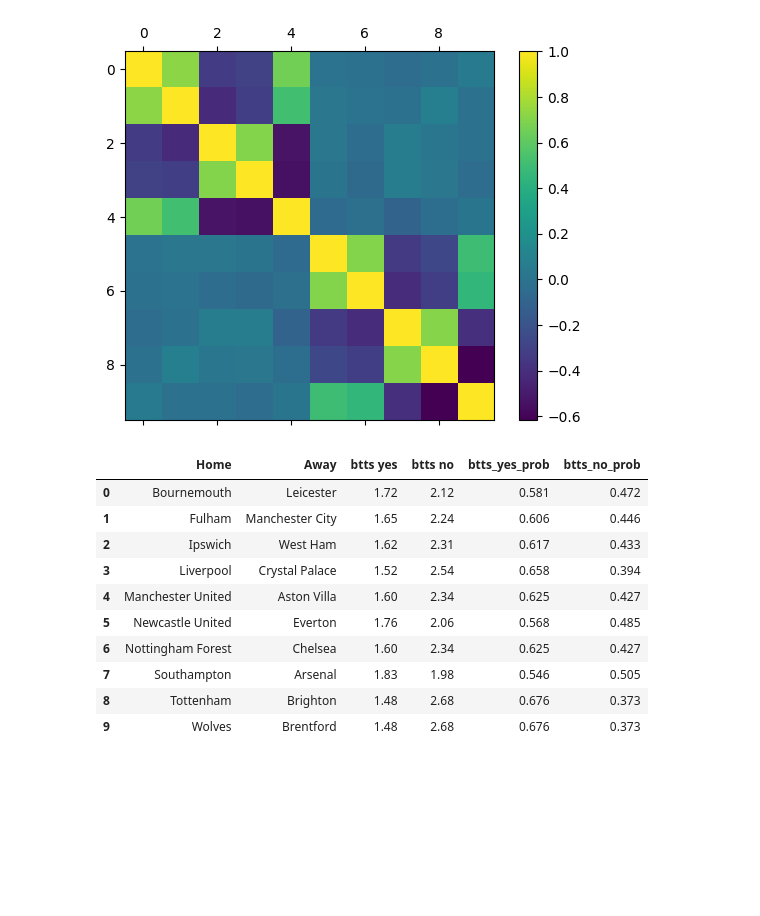
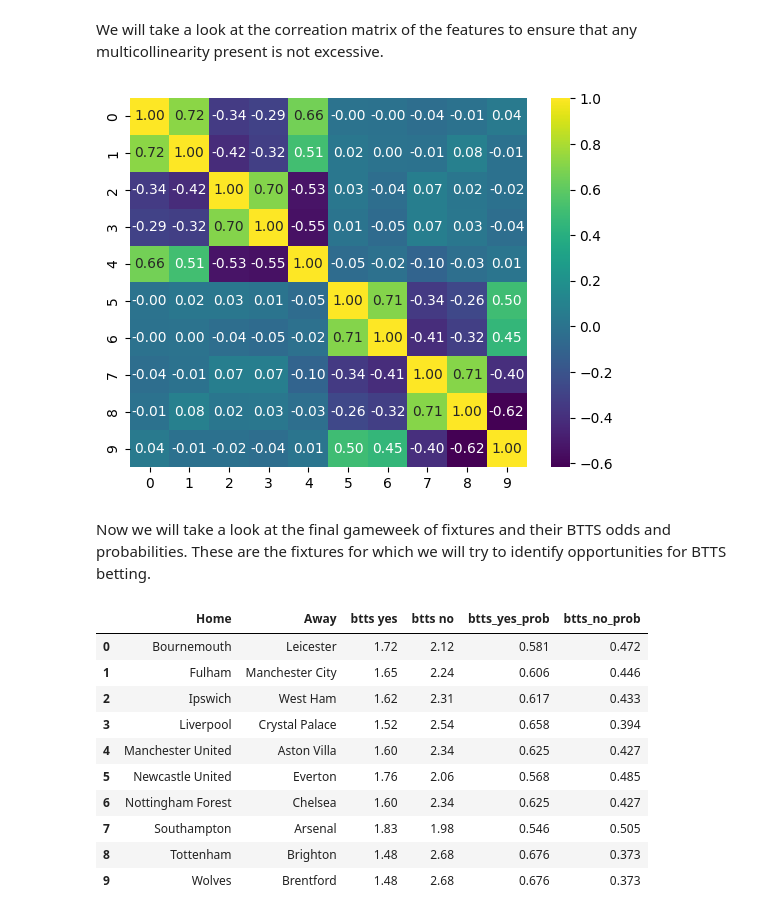
Before and after one commit to Nitram-codes/Football-Betting, a Jupyter notebook: Football BTTS betting fixture 38.ipynb, the cells around one changed output. Saved outputs shown, nothing was run; the diff lists cells and outputs as text; code cells hidden in the pictures; blank space fills up the shorter version.

```diff
--- a/Football BTTS betting fixture 38.ipynb
+++ b/Football BTTS betting fixture 38.ipynb
@@ -18,14 +22,14 @@ X_train = torch.from_numpy(X_train).float()
 y_train = torch.from_numpy(y_train)
 X_test = torch.from_numpy(X_test).float()
 y_test = torch.from_numpy(y_test)
-# %%
-figure = plt.figure()
-ax = figure.add_subplot()
-cov_ax = ax.matshow(np.cov(X_train.T))
-plt.colorbar(cov_ax)
-plt.show()
-# %% [output]
-[figure, removed]
+# %% [markdown]
+We will take a look at the correation matrix of the features to ensure that any multicollinearity present is not excessive.
+# %%
+img = sns.heatmap(np.cov(X_train.T), cmap="viridis", annot=True, fmt=".2f")
+# %% [output]
+[figure, added]
+# %% [markdown]
+Now we will take a look at the final gameweek of fixtures and their BTTS odds and probabilities. These are the fixtures for which we will try to identify opportunities for BTTS betting.
 # %%
 final_fixtures = get_fixtures(match_data, 38)
 
```
Also changed, not shown: parts of 14 cells of this notebook, 2 other files.
